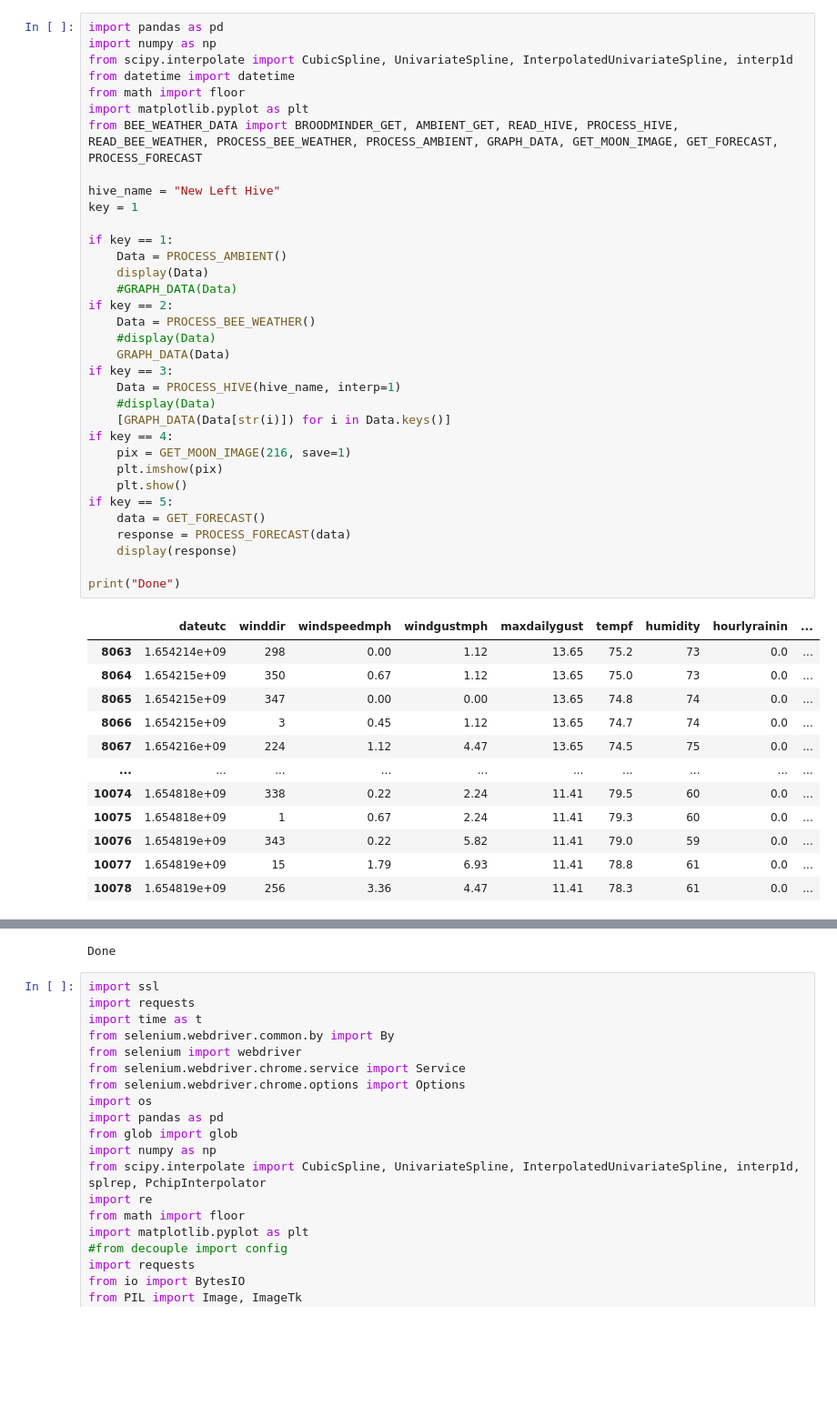
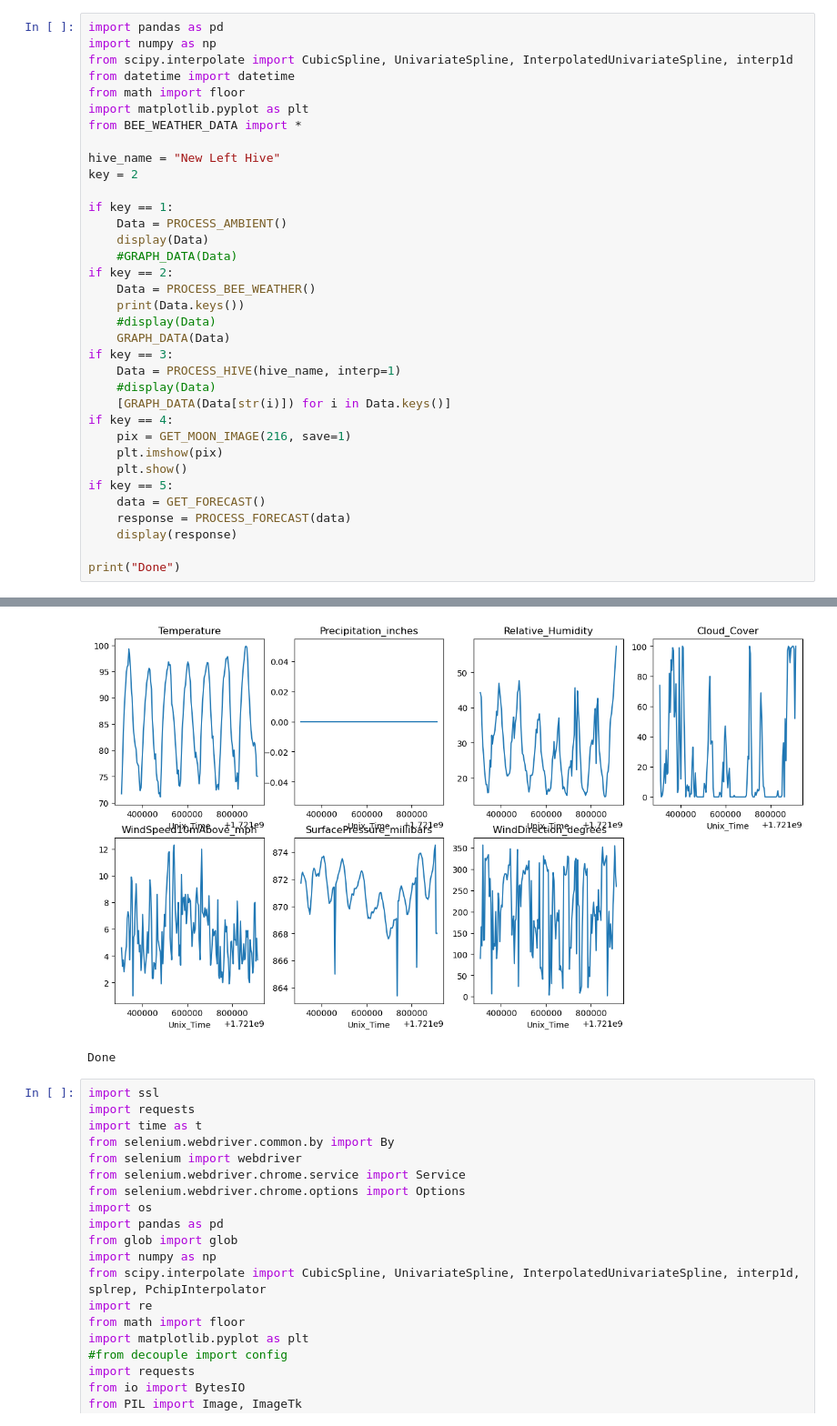
Before and after one commit to tiedyefreak22/Creative-Envy-Dashboard, a Jupyter notebook: Test.ipynb, the cells around one changed output, grey strips where cells are left out. Shown at 91% size. Saved outputs shown, nothing was run; the diff lists cells and outputs as text; blank space fills up the shorter version.

```diff
--- a/Test.ipynb
+++ b/Test.ipynb
@@ -5,10 +5,10 @@ from scipy.interpolate import CubicSpline, UnivariateSpline, InterpolatedUnivari
 from datetime import datetime
 from math import floor
 import matplotlib.pyplot as plt
-from BEE_WEATHER_DATA import BROODMINDER_GET, AMBIENT_GET, READ_HIVE, PROCESS_HIVE, READ_BEE_WEATHER, PROCESS_BEE_WEATHER, PROCESS_AMBIENT, GRAPH_DATA, GET_MOON_IMAGE, GET_FORECAST, PROCESS_FORECAST
+from BEE_WEATHER_DATA import *
 
 hive_name = "New Left Hive"
-key = 1
+key = 2
 
 if key == 1:
     Data = PROCESS_AMBIENT()
@@ -16,6 +16,7 @@ if key == 1:
     #GRAPH_DATA(Data)
 if key == 2:
     Data = PROCESS_BEE_WEATHER()
+    print(Data.keys())
     #display(Data)
     GRAPH_DATA(Data)
 if key == 3:
@@ -33,15 +34,3 @@ if key == 5:
 
 print("Done")
 # %% [output]
-|  | dateutc | winddir | windspeedmph | windgustmph | maxdailygust | tempf | humidity | hourlyrainin | ... |
-| 8063 | 1.654214e+09 | 298 | 0.00 | 1.12 | 13.65 | 75.2 | 73 | 0.0 | ... |
-| 8064 | 1.654215e+09 | 350 | 0.67 | 1.12 | 13.65 | 75.0 | 73 | 0.0 | ... |
-| 8065 | 1.654215e+09 | 347 | 0.00 | 0.00 | 13.65 | 74.8 | 74 | 0.0 | ... |
-| 8066 | 1.654215e+09 | 3 | 0.45 | 1.12 | 13.65 | 74.7 | 74 | 0.0 | ... |
-| 8067 | 1.654216e+09 | 224 | 1.12 | 4.47 | 13.65 | 74.5 | 75 | 0.0 | ... |
-| ... | ... | ... | ... | ... | ... | ... | ... | ... | ... |
-| 10074 | 1.654818e+09 | 338 | 0.22 | 2.24 | 11.41 | 79.5 | 60 | 0.0 | ... |
-| 10075 | 1.654818e+09 | 1 | 0.67 | 2.24 | 11.41 | 79.3 | 60 | 0.0 | ... |
-| 10076 | 1.654819e+09 | 343 | 0.22 | 5.82 | 11.41 | 79.0 | 59 | 0.0 | ... |
-| 10077 | 1.654819e+09 | 15 | 1.79 | 6.93 | 11.41 | 78.8 | 61 | 0.0 | ... |
-| 10078 | 1.654819e+09 | 256 | 3.36 | 4.47 | 11.41 | 78.3 | 61 | 0.0 | ... |
@@ -49,3 +43,4 @@ print("Done")
+[figure, added]
 Done
 # %%
 import ssl
```
Also changed, not shown: parts of 2 cells of this notebook, 1 other file.
